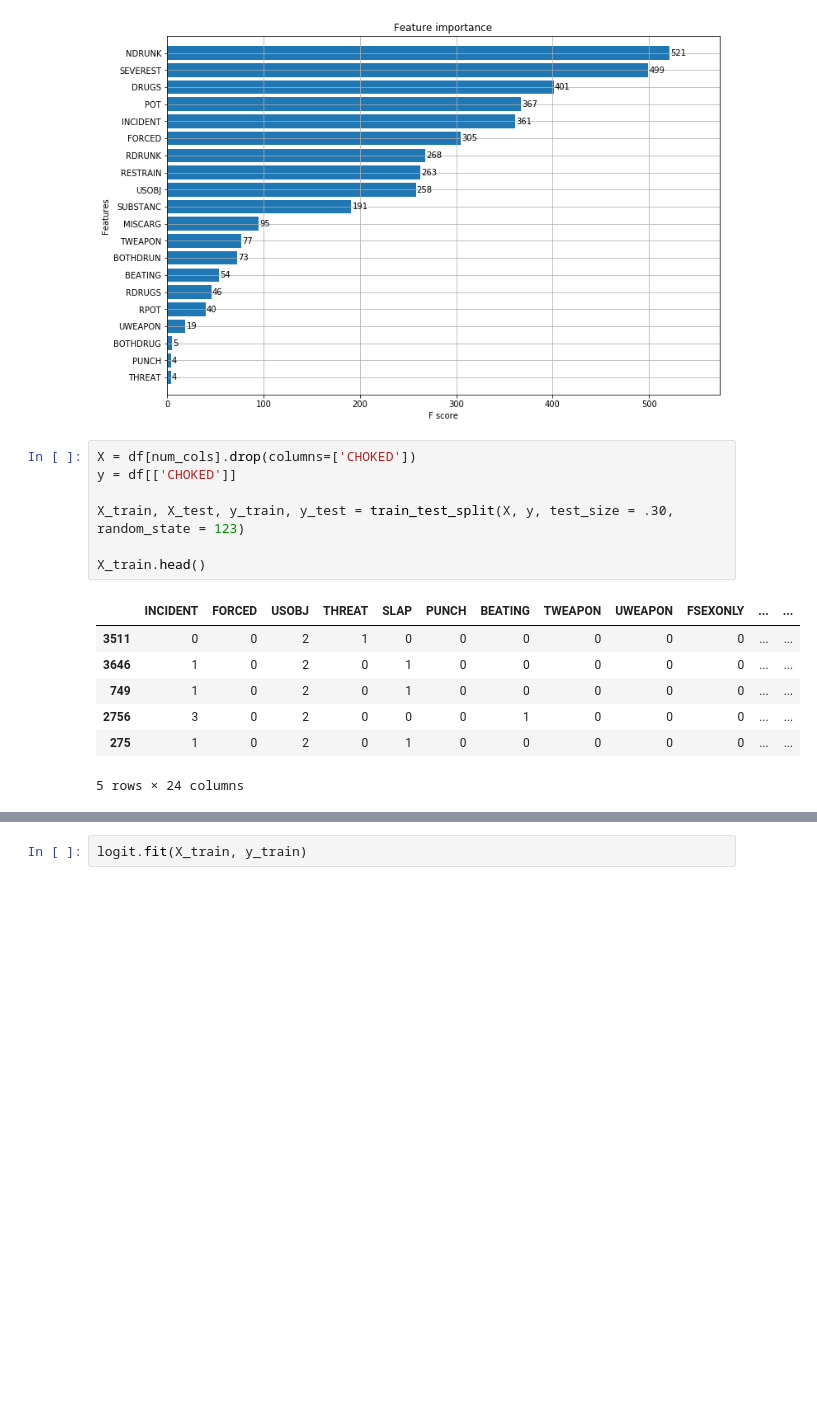
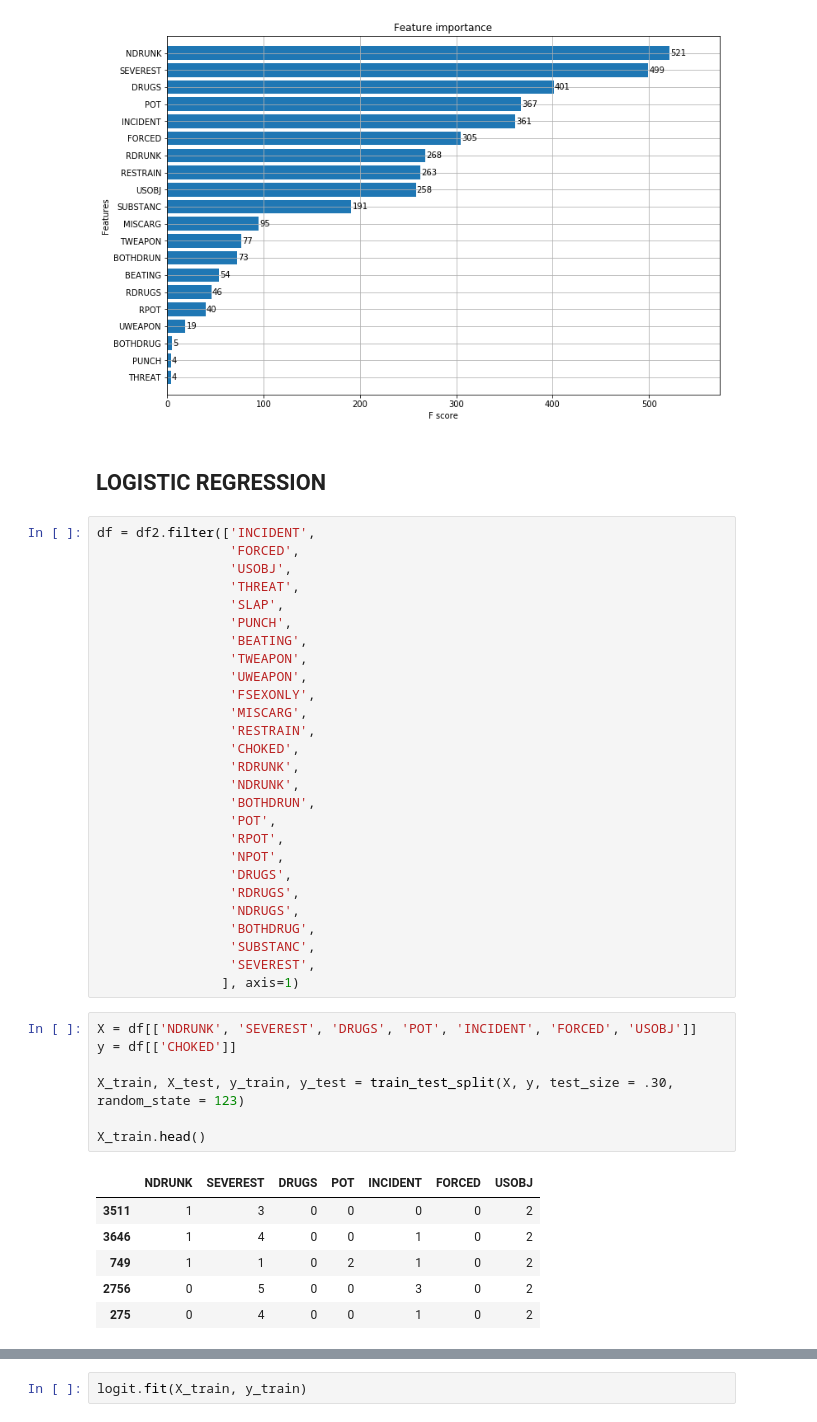
Before and after one commit to jesseanddd/domestic-violence, a Jupyter notebook: chicago-dd.ipynb, the cells around one changed output, grey strips where cells are left out. Drawn from its saved outputs; the diff is of its cells as text; blank space fills up the shorter version.

```diff
--- a/chicago-dd.ipynb
+++ b/chicago-dd.ipynb
@@ -287,20 +294,48 @@ xgb.plot_importance(model, max_num_features=50, height=0.8, ax=ax)
 plt.show()
 # %% [output]
 [figure]
+# %% [markdown]
+## LOGISTIC REGRESSION
+# %%
+df = df2.filter(['INCIDENT',
+                 'FORCED',
+                 'USOBJ',
+                 'THREAT',
+                 'SLAP',
+                 'PUNCH',
+                 'BEATING',
+                 'TWEAPON',
+                 'UWEAPON',
+                 'FSEXONLY',
+                 'MISCARG',
+                 'RESTRAIN',
+                 'CHOKED',
+                 'RDRUNK',
+                 'NDRUNK',
+                 'BOTHDRUN',
+                 'POT',
+                 'RPOT',
+                 'NPOT',
+                 'DRUGS',
+                 'RDRUGS',
+                 'NDRUGS',
+                 'BOTHDRUG',
+                 'SUBSTANC',
+                 'SEVEREST',
+                ], axis=1)
 # %%
-X = df[num_cols].drop(columns=['CHOKED'])
+X = df[['NDRUNK', 'SEVEREST', 'DRUGS', 'POT', 'INCIDENT', 'FORCED', 'USOBJ']]
 y = df[['CHOKED']]
 
 X_train, X_test, y_train, y_test = train_test_split(X, y, test_size = .30, random_state = 123)
 
 X_train.head()
 # %% [output]
-|  | INCIDENT | FORCED | USOBJ | THREAT | SLAP | PUNCH | BEATING | TWEAPON | UWEAPON | FSEXONLY | ... | ... |
-| 3511 | 0 | 0 | 2 | 1 | 0 | 0 | 0 | 0 | 0 | 0 | ... | ... |
-| 3646 | 1 | 0 | 2 | 0 | 1 | 0 | 0 | 0 | 0 | 0 | ... | ... |
-| 749 | 1 | 0 | 2 | 0 | 1 | 0 | 0 | 0 | 0 | 0 | ... | ... |
-| 2756 | 3 | 0 | 2 | 0 | 0 | 0 | 1 | 0 | 0 | 0 | ... | ... |
-| 275 | 1 | 0 | 2 | 0 | 1 | 0 | 0 | 0 | 0 | 0 | ... | ... |
+|  | NDRUNK | SEVEREST | DRUGS | POT | INCIDENT | FORCED | USOBJ |
+| 3511 | 1 | 3 | 0 | 0 | 0 | 0 | 2 |
+| 3646 | 1 | 4 | 0 | 0 | 1 | 0 | 2 |
+| 749 | 1 | 1 | 0 | 2 | 1 | 0 | 2 |
+| 2756 | 0 | 5 | 0 | 0 | 3 | 0 | 2 |
+| 275 | 0 | 4 | 0 | 0 | 1 | 0 | 2 |
-5 rows × 24 columns
 # %%
 # from sklearn.linear_model import LogisticRegression
```
Also changed, not shown: parts of 25 cells of this notebook.
